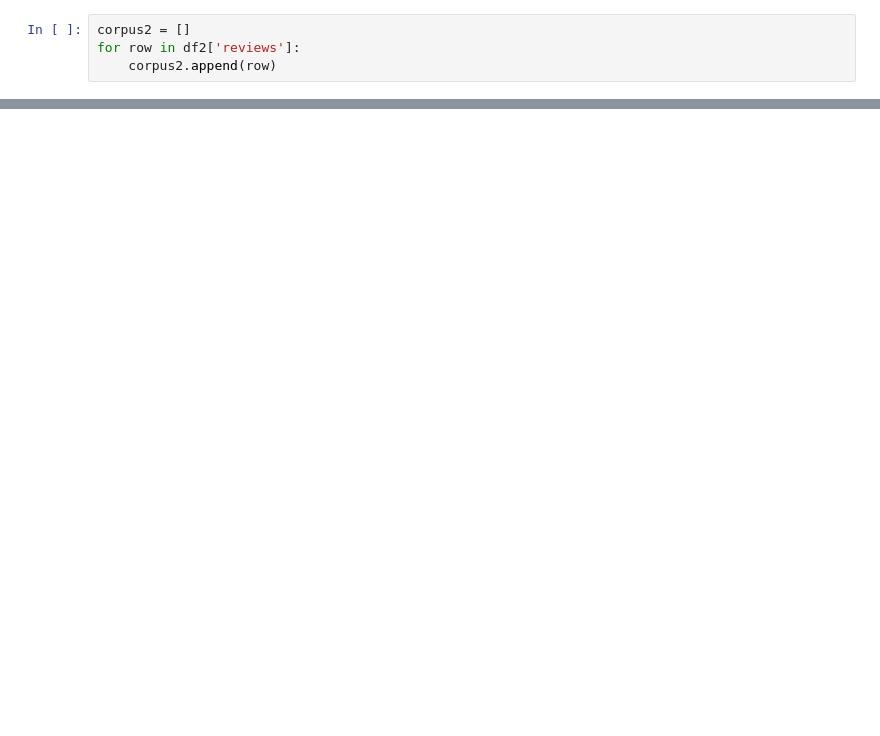
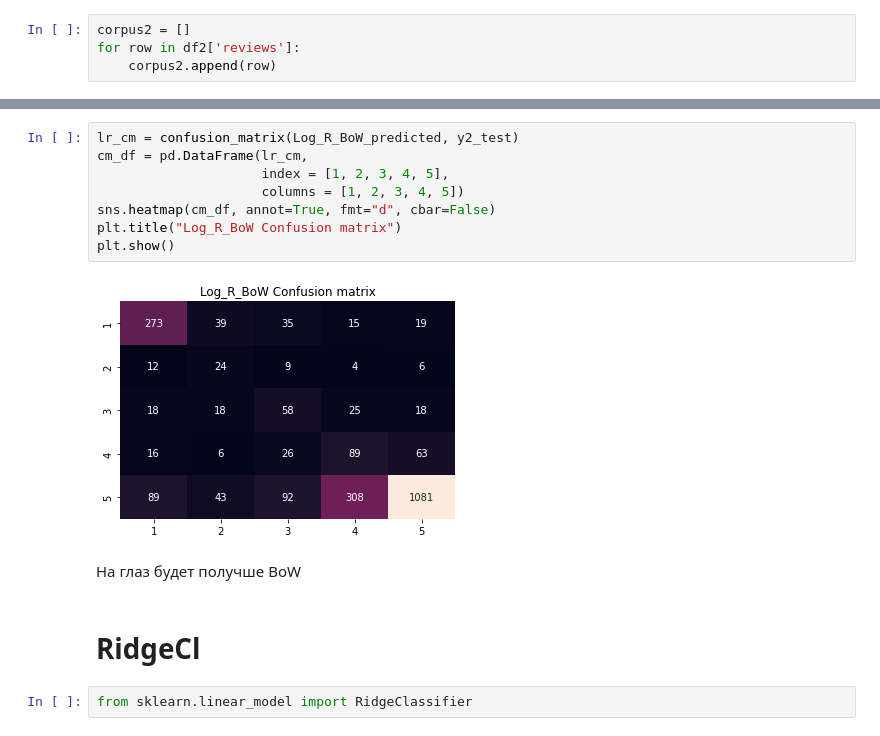
Before and after one commit to Vazelisk/nn, a Jupyter notebook: nn_methods_1.ipynb, the cells around one changed output, grey strips where cells are left out. Drawn from its saved outputs; the diff is of its cells as text; blank space fills up the shorter version.

```diff
--- a/nn_methods_1.ipynb
+++ b/nn_methods_1.ipynb
@@ -808,0 +838,16 @@ plt.show()
+# %%
+lr_cm = confusion_matrix(Log_R_BoW_predicted, y2_test)
+cm_df = pd.DataFrame(lr_cm,
+                     index = [1, 2, 3, 4, 5],
+                     columns = [1, 2, 3, 4, 5])
+sns.heatmap(cm_df, annot=True, fmt="d", cbar=False)
+plt.title("Log_R_BoW Confusion matrix")
+plt.show()
+# %% [output]
+[figure, added]
+# %% [markdown]
+На глаз будет получше BoW
+# %% [markdown]
+# RidgeCl
+# %%
+from sklearn.linear_model import RidgeClassifier
```
Also changed, not shown: parts of 149 cells of this notebook.
